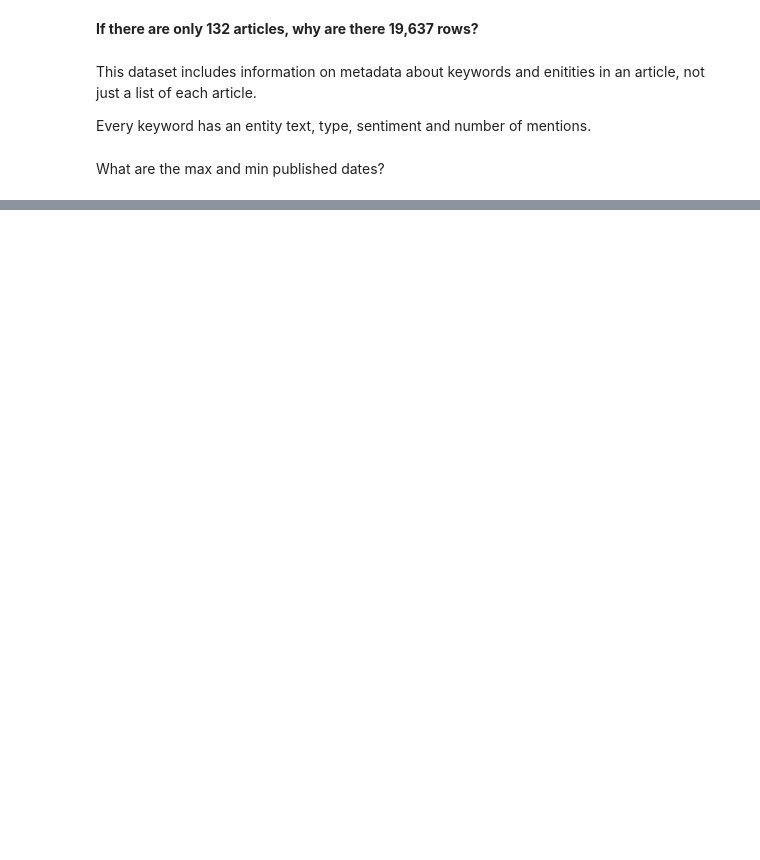
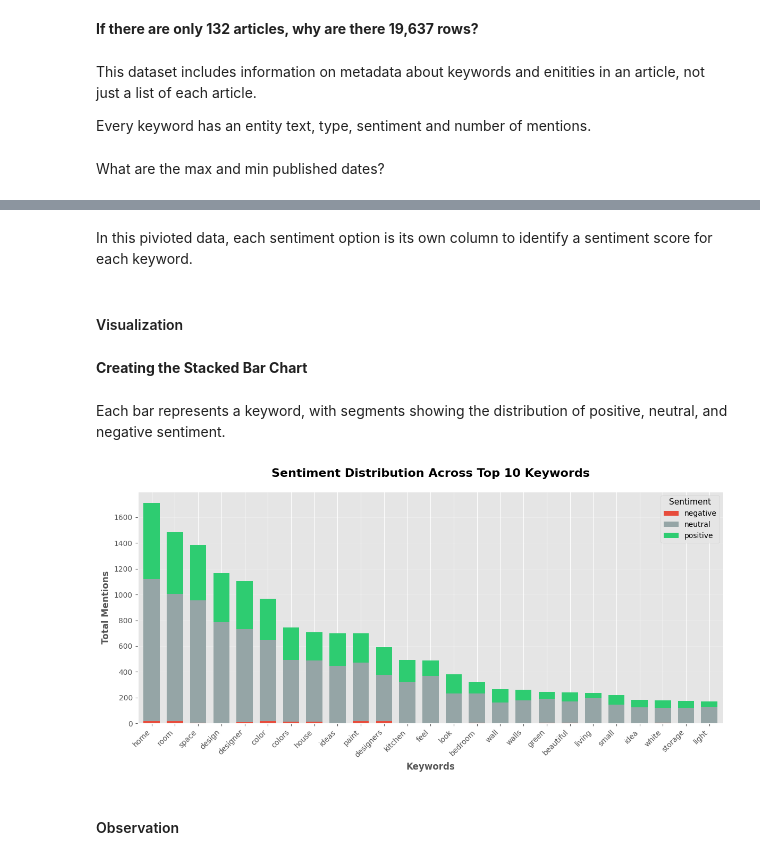
Before and after one commit to jsbwxyz/DSC500-TermProject, a Jupyter notebook: docs/DSC500/TermProject-Milestone-1.ipynb, the cells around one changed output, grey strips where cells are left out. Drawn from its saved outputs; the diff is of its cells as text; code cells hidden in the pictures; blank space fills up the shorter version.

Commit message:
First visualization complete

```diff
--- a/docs/DSC500/TermProject-Milestone-1.ipynb
+++ b/docs/DSC500/TermProject-Milestone-1.ipynb
@@ -192,0 +167,16 @@ Total months covered: 12
+# %%
+# pivot the data so sentiments become columns
+pivot_data = keyword_sentiment_top.pivot(index='KEYWORD_TEXT',
+                                          columns='SENTIMENT',
+                                          values='MENTIONS').fillna(0)
+
+# reorder columns - bottom to top = negative to postitve
+sentiment_order = ['negative', 'neutral', 'positive']
+pivot_data = pivot_data.reindex(columns=sentiment_order, fill_value=0)
+                        # .reindex() is used to
+# sort by total mentions (descending)
+pivot_data['total'] = pivot_data.sum(axis=1)
+pivot_data = pivot_data.sort_values('total', ascending=False).drop('total', axis=1)
+
+print("Pivoted data:")
+pivot_data
@@ -192,0 +203,43 @@ Total months covered: 12
+# %% [markdown]
+In this pivioted data, each sentiment option is its own column to identify a sentiment score for each keyword.
+# %% [markdown]
+#### Visualization
+# %% [markdown]
+**Creating the Stacked Bar Chart**
+# %% [markdown]
+Each bar represents a keyword, with segments showing the distribution of positive, neutral, and negative sentiment.
+# %%
+# Step 3: Create the stacked bar chart
+fig, ax = plt.subplots(figsize=(12, 6))
+
+# Define colors for each sentiment
+colors = {
+    'negative': '#e74c3c',   # Red
+    'neutral': '#95a5a6',    # Gray
+    'positive': '#2ecc71'    # Green
+}
+
+# Create the stacked bar chart
+pivot_data.plot(kind='bar',
+                stacked=True,
+                ax=ax,
+                color=[colors[col] for col in pivot_data.columns],
+                width=0.7)
+
+# Customize the chart
+ax.set_title('Sentiment Distribution Across Top 10 Keywords', fontsize=16, fontweight='bold', pad=20)
+ax.set_xlabel('Keywords', fontsize=12, fontweight='bold')
+ax.set_ylabel('Total Mentions', fontsize=12, fontweight='bold')
+ax.legend(title='Sentiment', title_fontsize=11, fontsize=10)
+ax.set_xticklabels(pivot_data.index, rotation=45, ha='right')
+
+# Add grid for better readability
+ax.yaxis.grid(True, alpha=0.3)
+ax.set_axisbelow(True)
+
+plt.tight_layout()
+plt.show()
+# %% [output]
+[figure, added]
+# %% [markdown]
+#### Observation
```
Also changed, not shown: parts of 58 cells of this notebook.
